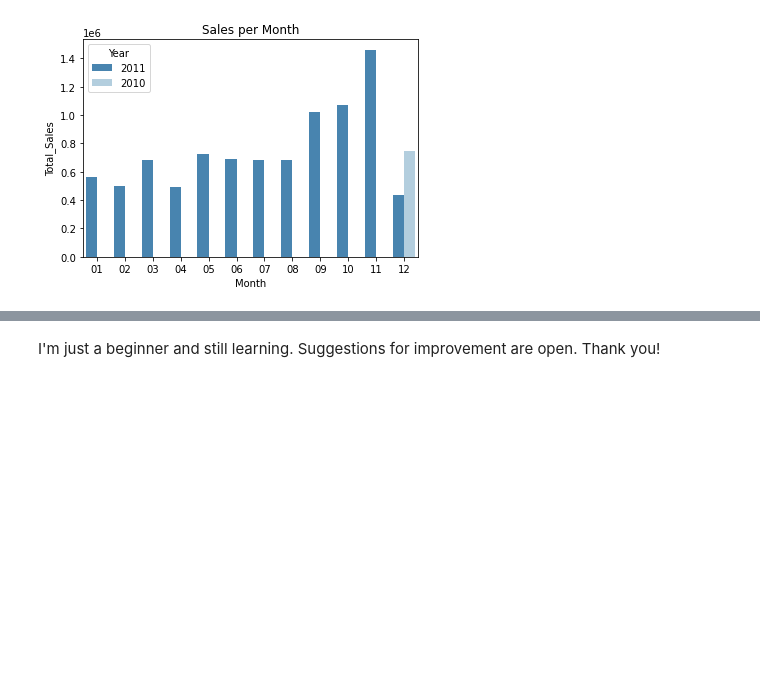
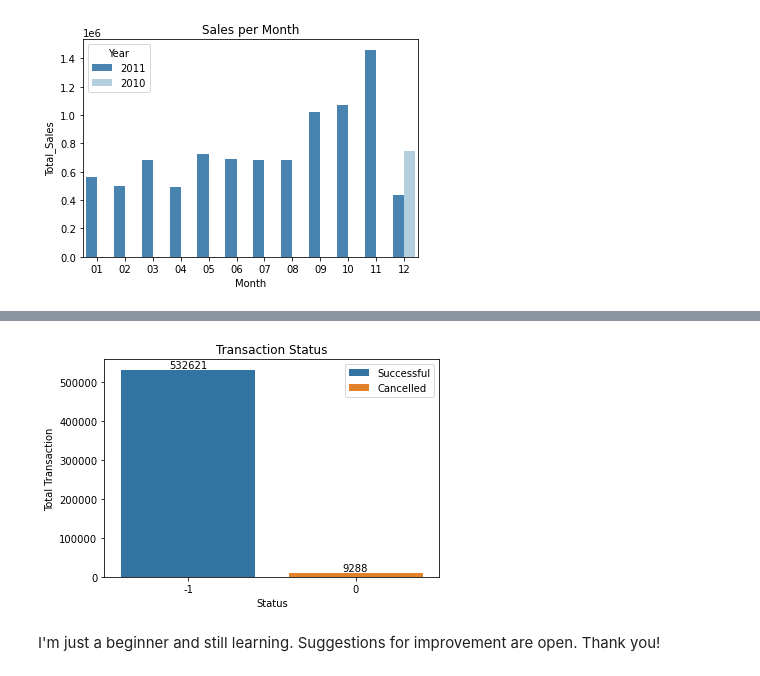
Before and after one commit to jbngcrs03/Data-Science-Projects, a Jupyter notebook: online-retail-analysis.ipynb, the cells around one changed output, grey strips where cells are left out. Saved outputs shown, nothing was run; the diff lists cells and outputs as text; code cells hidden in the pictures; blank space fills up the shorter version.

```diff
--- a/online-retail-analysis.ipynb
+++ b/online-retail-analysis.ipynb
@@ -163,2 +170,14 @@ Text(0.5, 1.0, 'Top Item Sales')
+# %%
+#total_cancelled = retail.groupby(['Cancelled']).count().reset_index()
+z = sns.countplot(x=retail['Cancelled'], hue = retail['Cancelled'], dodge=False )
+plt.ylabel("Total Transaction")
+plt.xlabel("Status")
+plt.title("Transaction Status")
+labels = ["Successful","Cancelled"]
+z.legend(labels)
+for i in z.containers:
+    z.bar_label(i,)
+# %% [output]
+[figure, added]
 # %% [markdown]
 I'm just a beginner and still learning. Suggestions for improvement are open. Thank you!
```
Also changed, not shown: parts of 9 cells of this notebook.
